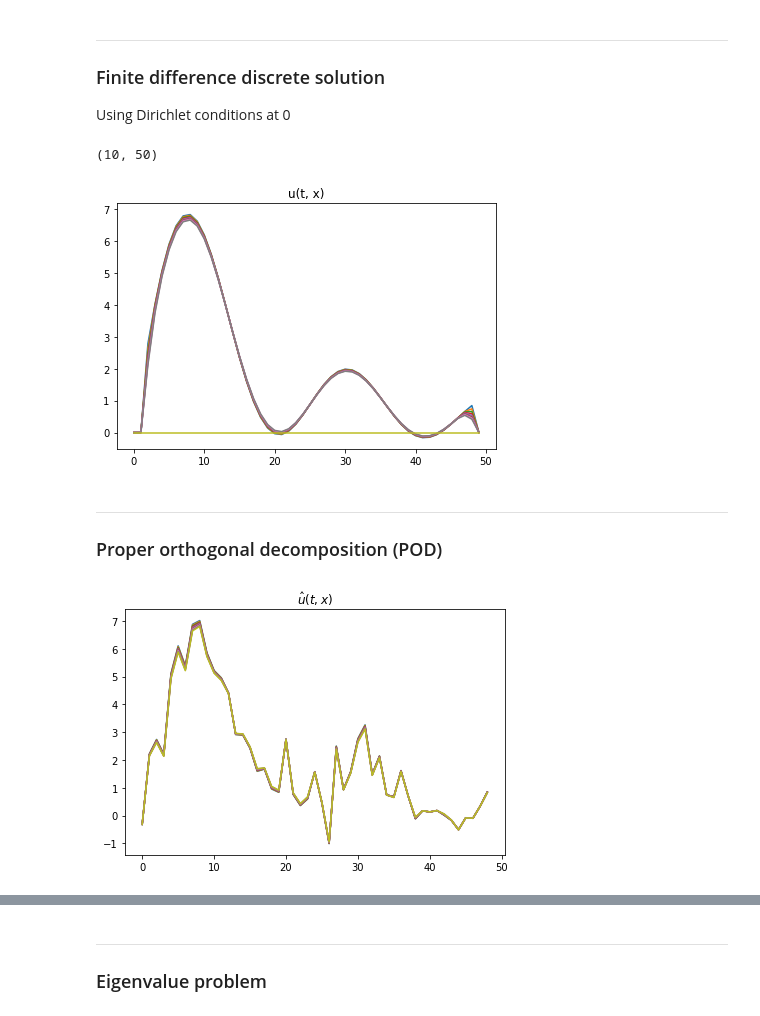
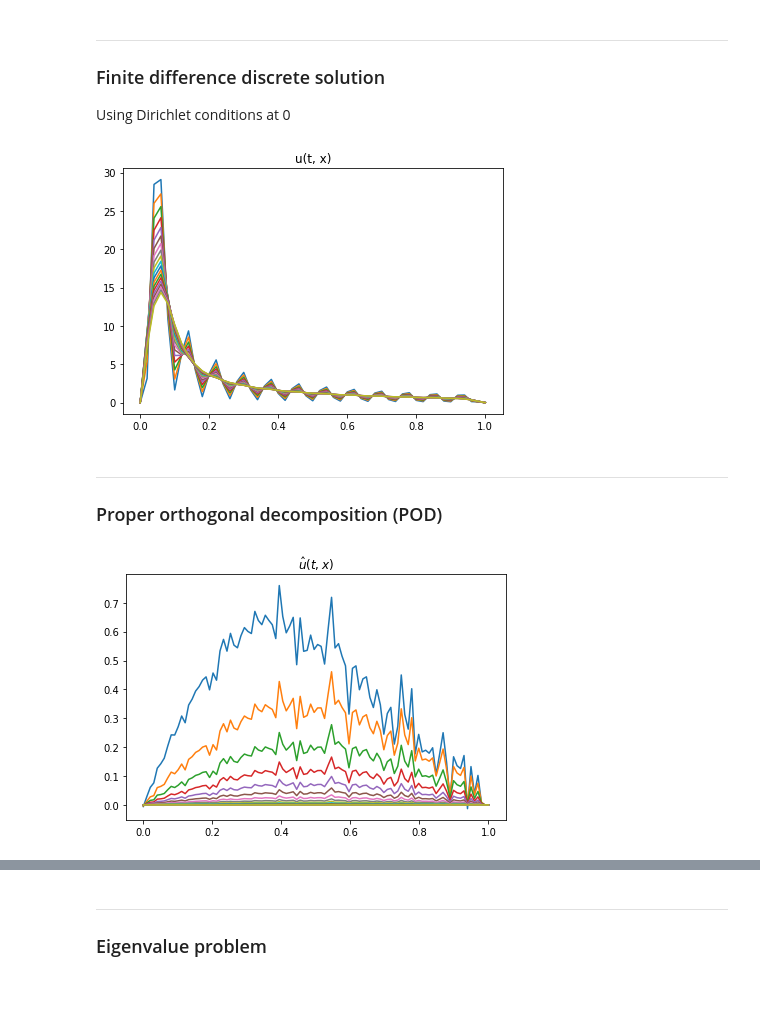
Before and after one commit to vdesgrange/closure-model, a Jupyter notebook: experiments/heat_equation_as_fe_fd_experiments.ipynb, the cells around one changed output, grey strips where cells are left out. Drawn from its saved outputs; the diff is of its cells as text; code cells hidden in the pictures.

Commit message:
Clean jupyter heat equation resolution. And move some code in importable files.

```diff
--- a/experiments/heat_equation_as_fe_fd_experiments.ipynb
+++ b/experiments/heat_equation_as_fe_fd_experiments.ipynb
@@ -64,13 +21,4 @@ def domain_curve(k, v, L):
 ### Analytic solution
 
 $u(x,t) = \sum^{\inf}_{n=1} c_n e^{-\pi^2 n^2 t} sin(n \pi x)$
-# %%
-def analytical_heat_1d(t, x, n_max: int=100):
-    return np.sum([np.exp(-np.pi**2 * n**2 * t) * np.sin(n * np.pi * x) for n in range(n_max)], axis=0)
-
-def get_heat(t_max, x_max, dt, dx):
-    t_axis = np.linspace(0, t_max, int(t_max/dt))
-    x_axis = np.linspace(0, x_max, int(x_max/dx))
-
-    return analytical_heat_1d(t_axis[:, None], x_axis[None, :], 10)
 # %%
@@ -185,24 +152,15 @@ def finite_difference_heat_1d(t, x, dt, dx):
 
     return u
 # %%
-u_fd = finite_difference_heat_1d(0.0001, 0.5, 0.00001, 0.01)
-print(u_fd.shape)
+u_fd = get_heat_fd(0.0001, 0.0, 0.5, 0.0, 20, 50)
 simple_plotter(u_fd[1:], 'u(t, x)')
 # %% [output]
-(10, 50)
-[figure, old version]
+[figure, new version]
 # %% [markdown]
 ---
 ### Proper orthogonal decomposition (POD)
 # %%
-def pod_beta(t, x, dt, dx, k_min=0, k_max=1):
-    T = int(t // dt)
-    X = int(x // dx)
-    # Compute snapshot
-    U = get_heat(t-dt, x-dx, dt, dx)
-    # U = finite_element_heat_1d(t, x, dt, dx)
-    # U = S - np.mean(S, axis=0) # Remove temporal mean
-
+def pod_beta(U, t_n, x_n, k_min=0, k_max=1):
     # Get covariance matrix
     C = np.matmul(U.T, U) # / X
 
@@ -217,7 +175,7 @@ def pod_beta(t, x, dt, dx, k_min=0, k_max=1):
     # Compute time coefficient
     A = np.matmul(U, v.T);
 
-    u_tilde = np.zeros((T, X))
+    u_tilde = np.zeros((t_n, x_n))
 
     for k in range(k_min, k_max, 1):
         Vk = v[k, :]
@@ -225,22 +183,23 @@ def pod_beta(t, x, dt, dx, k_min=0, k_max=1):
         Ak = A[:, k]
         Ak = Ak[:, np.newaxis]
         u_tilde_k = np.matmul(Ak, Vk)
-        # M finite-element mass matrix
-        # Compute SVD of snapshot matrix
         u_tilde += u_tilde_k
 
-        # simple_plotter(u_tilde_k, r'$\hat{u}_k(t, x)$')
-    simple_plotter(u_tilde, r'$\hat{u}(t, x)$')
+    return u_tilde
 # %%
 # Obtenir la matrice des snapshots
-T = 0.0001
-X = 0.5
-dt = 0.00001
-dx = 0.01
+t_max = 1.0
+t_min = 0.0
+x_max = 1.0
+x_min = 0.0
+t_n = 20
+x_n = 100
 
-pod_beta(T, X, dt, dx, 0, 35)
+U, _ = get_heat(t_max, t_min, x_max, x_min, t_n, x_n)
+u_pod = pod_beta(U, t_n, x_n, 0, 98) # t_max, t_min, x_max, x_min,
+simple_plotter(u_pod[1:], r'$\hat{u}(t, x)$')
 # %% [output]
-[figure, old version]
+[figure, new version]
 # %%
 def pod(t, x, dt, dx, k_max=1, theta=1):
     T = int(t // dt)
```
Also changed, not shown: parts of 12 cells of this notebook, 3 other files.
